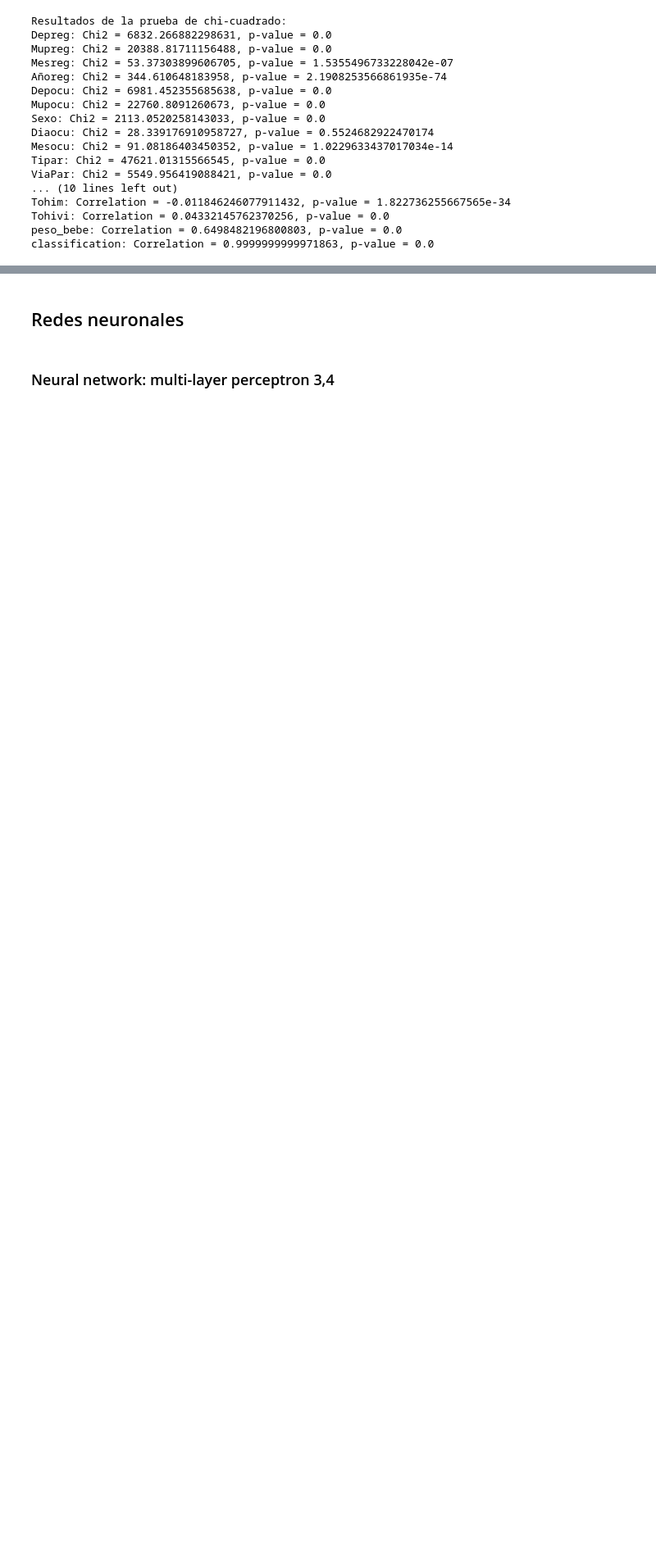
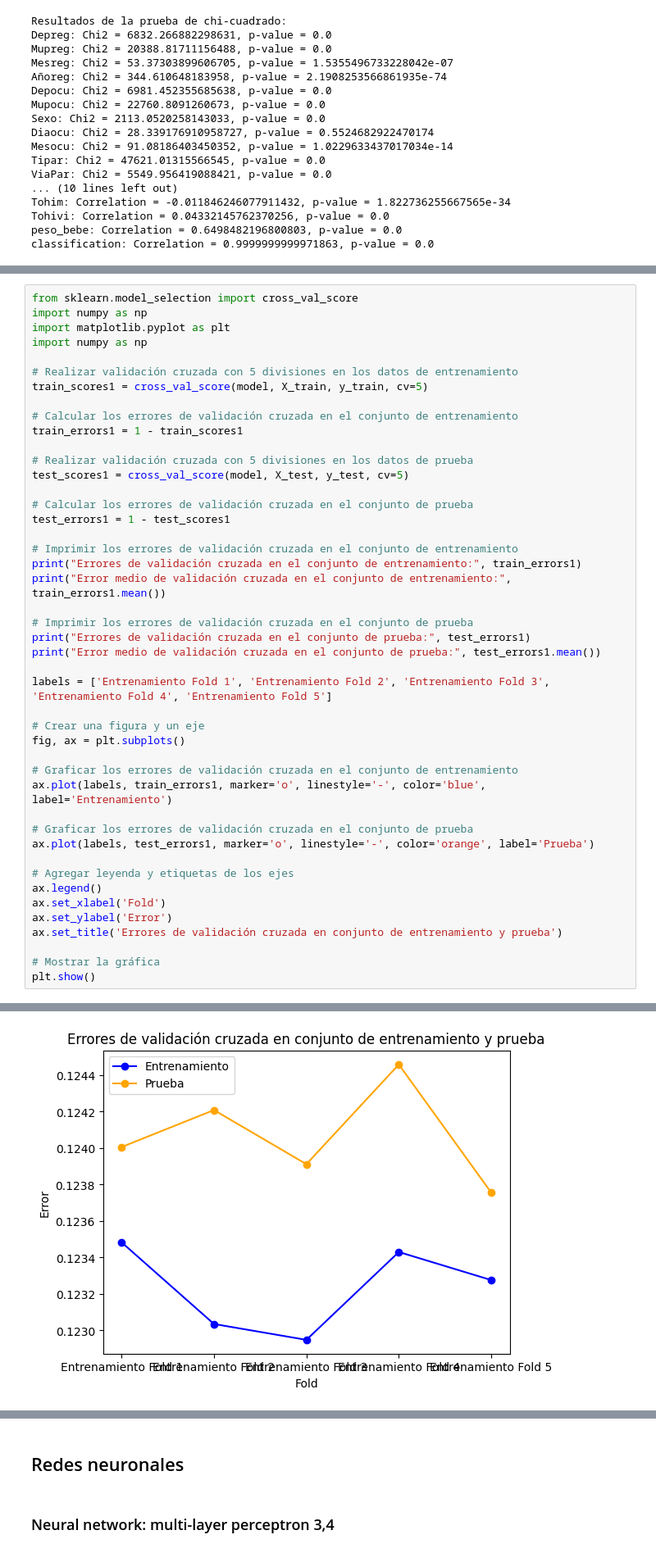
Before and after one commit to IPablo271/Proyecto-MDD-Modelos, a Jupyter notebook: proyecto.ipynb, the cells around one changed output, grey strips where cells are left out. Shown at 82% size. Drawn from its saved outputs; the diff is of its cells as text; blank space fills up the shorter version.

```diff
--- a/proyecto.ipynb
+++ b/proyecto.ipynb
@@ -210,0 +323,46 @@ Desviación estándar: 0.00
+# %%
+from sklearn.model_selection import cross_val_score
+import numpy as np
+import matplotlib.pyplot as plt
+import numpy as np
+
+# Realizar validación cruzada con 5 divisiones en los datos de entrenamiento
+train_scores1 = cross_val_score(model, X_train, y_train, cv=5)
+
+# Calcular los errores de validación cruzada en el conjunto de entrenamiento
+train_errors1 = 1 - train_scores1
+
+# Realizar validación cruzada con 5 divisiones en los datos de prueba
+test_scores1 = cross_val_score(model, X_test, y_test, cv=5)
+
+# Calcular los errores de validación cruzada en el conjunto de prueba
+test_errors1 = 1 - test_scores1
+
+# Imprimir los errores de validación cruzada en el conjunto de entrenamiento
+print("Errores de validación cruzada en el conjunto de entrenamiento:", train_errors1)
+print("Error medio de validación cruzada en el conjunto de entrenamiento:", train_errors1.mean())
+
+# Imprimir los errores de validación cruzada en el conjunto de prueba
+print("Errores de validación cruzada en el conjunto de prueba:", test_errors1)
+print("Error medio de validación cruzada en el conjunto de prueba:", test_errors1.mean())
+
+labels = ['Entrenamiento Fold 1', 'Entrenamiento Fold 2', 'Entrenamiento Fold 3', 'Entrenamiento Fold 4', 'Entrenamiento Fold 5']
+
+# Crear una figura y un eje
+fig, ax = plt.subplots()
+
+# Graficar los errores de validación cruzada en el conjunto de entrenamiento
+ax.plot(labels, train_errors1, marker='o', linestyle='-', color='blue', label='Entrenamiento')
+
+# Graficar los errores de validación cruzada en el conjunto de prueba
+ax.plot(labels, test_errors1, marker='o', linestyle='-', color='orange', label='Prueba')
+
+# Agregar leyenda y etiquetas de los ejes
+ax.legend()
+ax.set_xlabel('Fold')
+ax.set_ylabel('Error')
+ax.set_title('Errores de validación cruzada en conjunto de entrenamiento y prueba')
+
+# Mostrar la gráfica
+plt.show()
+# %% [output]
@@ -210,0 +373 @@ Desviación estándar: 0.00
+[figure, added]
```
Also changed, not shown: parts of 56 cells of this notebook.
